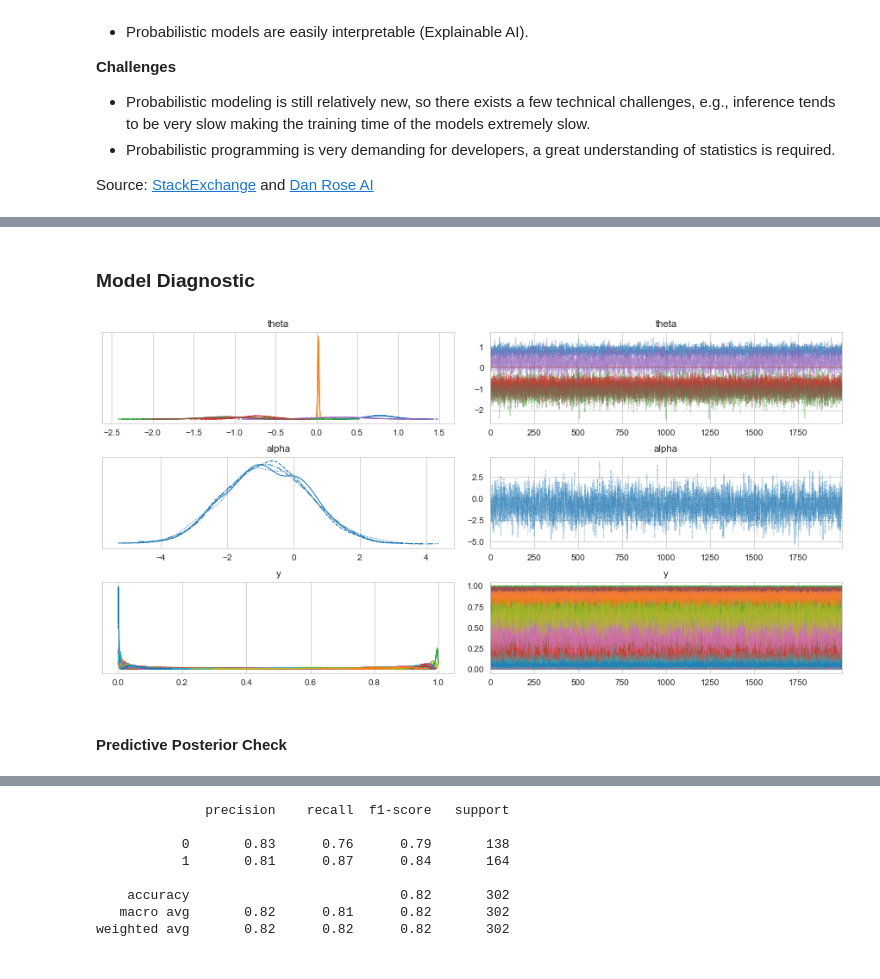
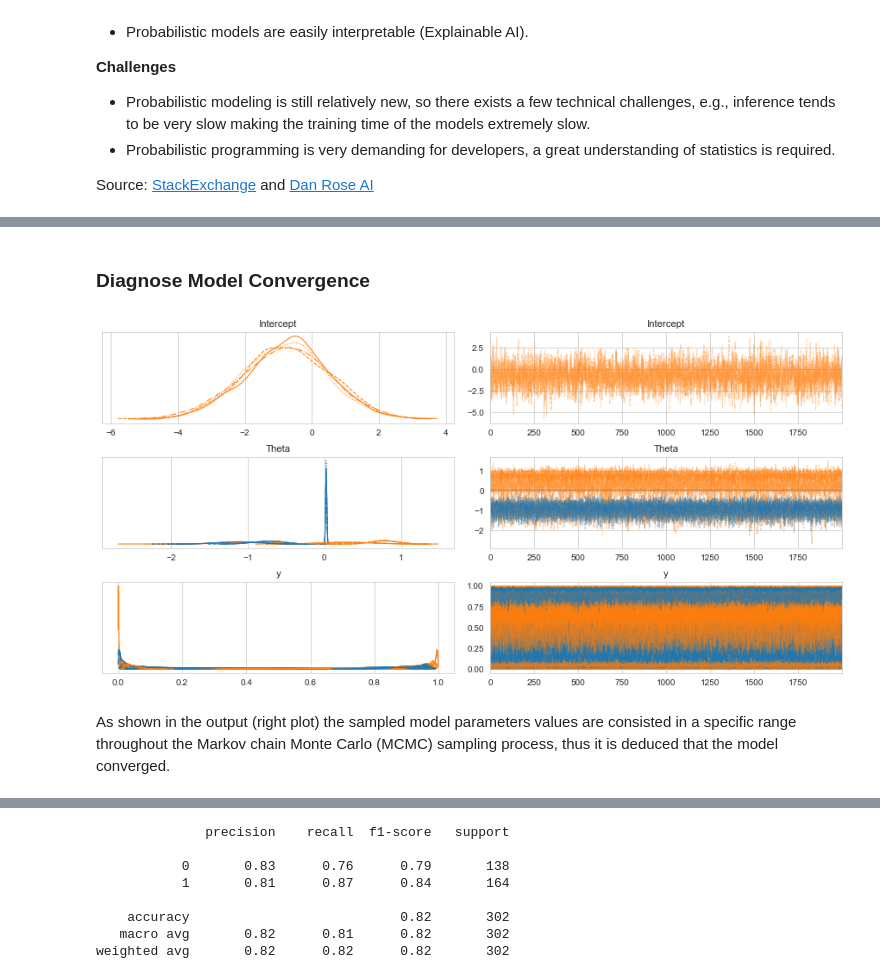
Before and after one commit to iammelvink/Heart-Disease-Project-AML, a Jupyter notebook: Heart_Disease_Project_Notebook.ipynb, the cells around one changed output, grey strips where cells are left out. Saved outputs shown, nothing was run; the diff lists cells and outputs as text; code cells hidden in the pictures.

```diff
--- a/Heart_Disease_Project_Notebook.ipynb
+++ b/Heart_Disease_Project_Notebook.ipynb
@@ -1056,5 +1100,7 @@ pml_data.sample(5)
 # %%
 # Dirichlet Distribution for nominal features
+cust_col = ["#ff7f0e", "#1f77b4"]
+sns.set_palette(cust_col)
 #sns.distplot(np.random.dirichlet(alpha = np.ones(pml_data.cp.nunique()), size = 302));
 #sns.distplot(np.random.dirichlet(alpha = np.ones(pml_data.slope.nunique()), size = 302));
 sns.distplot(np.random.dirichlet(alpha = np.ones(pml_data.thal.nunique()), size = 302));
@@ -1075,15 +1117,15 @@ X_pml = pml_data.loc[:, pml_data.columns != 'target']
 # %%
 with pm.Model() as heart_disease_model:
     # Priors
-    Intercpet = pm.Normal('Intercept', 0, 5)
+    Intercept = pm.Normal('Intercept', 0, 5)
     Theta = pm.Normal('Theta', 0, 5, shape=X_pml.shape[1])
 
-    mu = alpha + pm.math.matrix_dot(X_pml, theta)
+    mu = Intercept + pm.math.matrix_dot(X_pml, Theta)
     y_lik = pm.Deterministic('y', pm.math.sigmoid(mu)) # mean computation
 
     # Likelihood
     y_obs = pm.Bernoulli(name='y-like', p=y_lik, observed=pml_data.target)
-    trace = pm.sample(draws=2000, tune=1000)
+    trace_m1 = pm.sample(draws=2000, tune=1000)
 # %% [output]
 Auto-assigning NUTS sampler...
 Initializing NUTS using jitter+adapt_diag...
@@ -1094,8 +1136,8 @@ Sampling 4 chains for 1_000 tune and 2_000 draw iterations (4_000 + 8_000 draws
 # %% [markdown]
-### Model Diagnostic
+### Diagnose Model Convergence
 # %%
-az.plot_trace(trace);
+az.plot_trace(trace_m1);
 # %% [output]
-[figure, old version]
+[figure, new version]
-# %% [markdown]
-#### Predictive Posterior Check
+# %% [markdown]
+As shown in the output (right plot) the sampled model parameters values are consisted in a specific range throughout the Markov chain Monte Carlo (MCMC) sampling process, thus it is deduced that the model converged.
```
Also changed, not shown: parts of 33 cells of this notebook, 4 other files.
